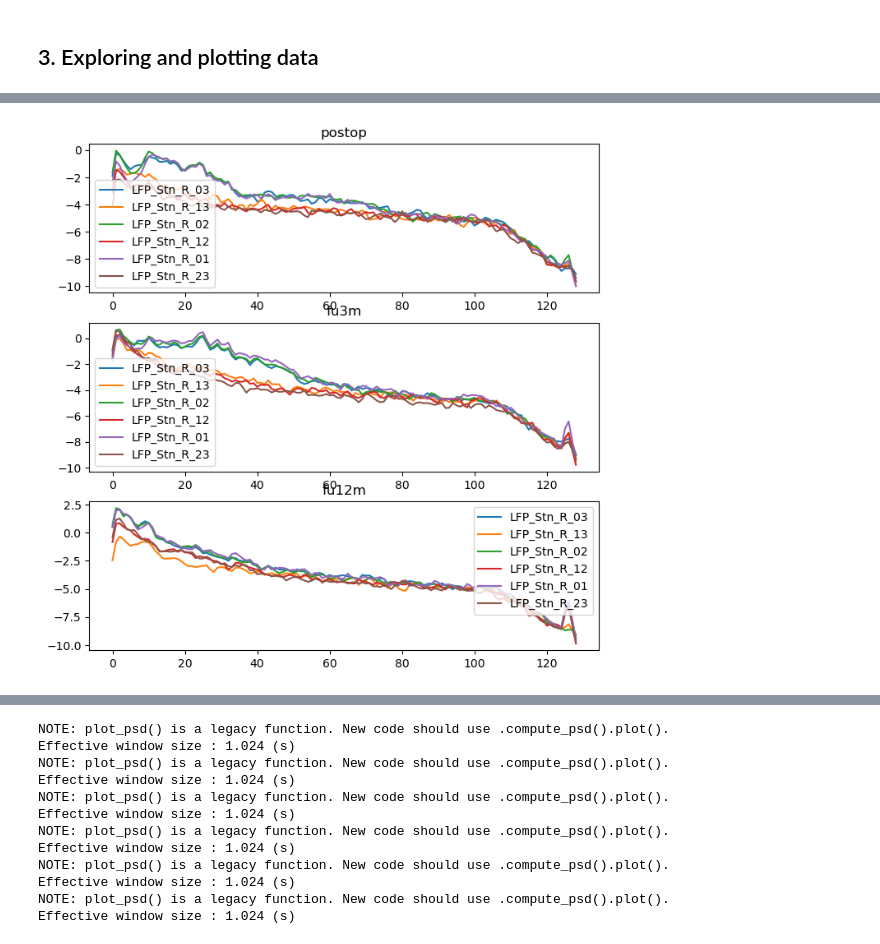
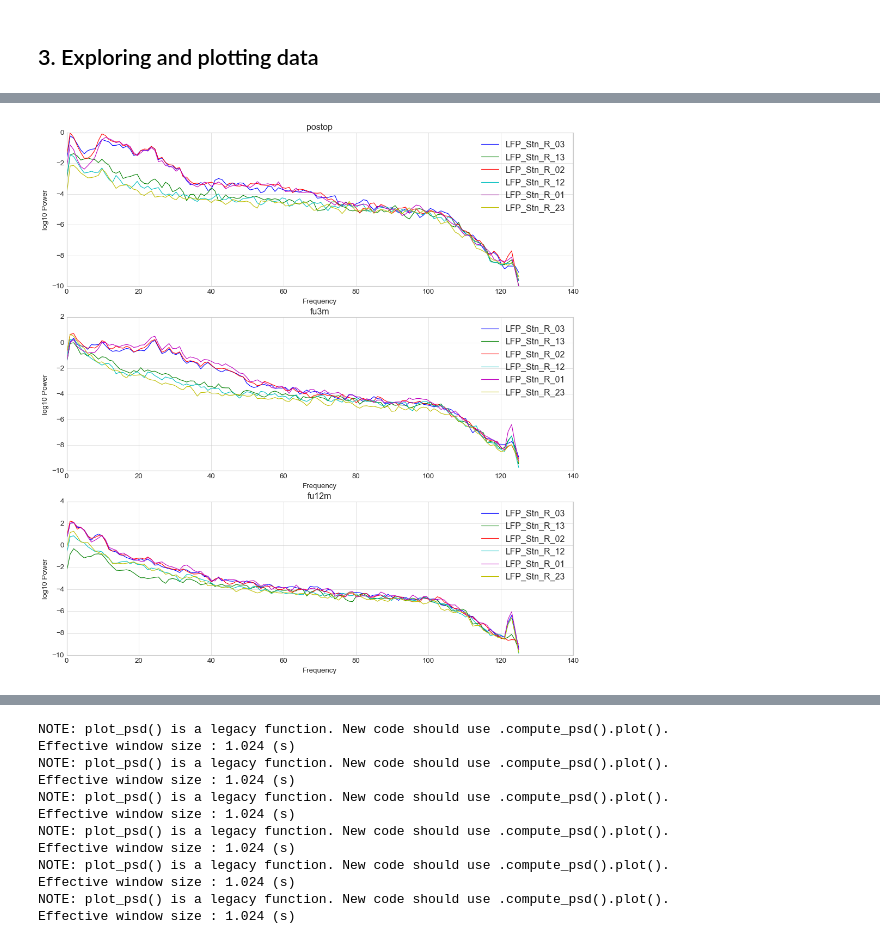
Before and after one commit to jgvhabets/PyPerceive, a Jupyter notebook: code/notebooks/percept_tf_analysis.ipynb, the cells around one changed output, grey strips where cells are left out. Saved outputs shown, nothing was run; the diff lists cells and outputs as text; code cells hidden in the pictures.

Commit message:
matplotlib plotting

```diff
--- a/code/notebooks/percept_tf_analysis.ipynb
+++ b/code/notebooks/percept_tf_analysis.ipynb
@@ -438,0 +438,5 @@ from scipy import signal
+# %%
+# Matplotlib: set the style
+plt.style.use('seaborn-whitegrid')
+
+# "classic"
@@ -439,2 +448,2 @@ from scipy import signal
 # %%
-getattr(sub024.survey, 'fu3m') # this gets the attribute fu3m from the modality class with modality=survey
+sessionclass = getattr(sub024.survey, 'fu3m') # this gets the attribute fu3m from the modality class with modality=survey
@@ -458,0 +450,4 @@ sessionClass(sub='024', modality='survey', session='fu3m', metaClass=MetadataCla
+# %%
+# the attribute from .data from the task class is a dictionary with keys named after each task.
+data = sessionclass.m0s0.rest.data
+data["RestBSSuRingR"].ch_names
@@ -459,32 +506,40 @@ sessionClass(sub='024', modality='survey', session='fu3m', metaClass=MetadataCla
 # %%
-
 time_points = ['postop', 'fu3m', 'fu12m']
 
-# set layout for figures:
-fig, axes = plt.subplots(len(time_points), 1, figsize=(8, 8))
+# set layout for figures: using the object-oriented interface
+fig, axes = plt.subplots(len(time_points), 1, figsize=(15, 15)) # subplot(rows, columns, panel number)
 
 for t, tp in enumerate(time_points):
 
     # apply loop over channels
-    temp_data = getattr(sub024.survey, tp)
-    temp_data = temp_data.m0s0.rest.data['RestBSSuRingR']
+    temp_data = getattr(sub024.survey, tp) # gets attribute e.g. of tp "postop" from modality_class with modality set to survey
+    temp_data = temp_data.m0s0.rest.data['RestBSSuRingR'] # gets the mne loaded data from the perceive .mat BSSu, m0s0 file with task "RestBSSuRingR"
 
+    # sample frequency: 250 Hz
     fs = temp_data.info['sfreq']
 
+    # the title of each plot is set to the timepoint e.g. "postop"
     axes[t].set_title(tp)
+
 
     for i, ch in enumerate(temp_data.info.ch_names):
 
-        f, px = signal.welch(temp_data.get_data()[i, :], fs=256)
+        # .get_data() gets time series data as an array, [i, :] only gets the row with index i, e.g. index=0 gives time series data of 1st channel "LFP_Stn_R_03"
+        f, px = signal.welch(temp_data.get_data()[i, :], fs)  # Returns: f=array of sample frequencies, px= psd or power spectrum of x (amplitude)
 
+        # .plot() method for creating the plot, axes[0] refers to the first plot, the plot is set on the appropriate object axes[t]
         axes[t].plot(f, np.log(px), label=ch)
 
 
         # calculate and plot power spectrum per channel in same plot of timepoint
 
-for ax in axes: ax.legend()
+for ax in axes:
+    ax.legend() # shows legend for each axes[t]
+    ax.set(xlabel="Frequency", ylabel="log10 Power")
+    # ax.set(xlim=(10, 40), ylim=(-10, 4), xlabel="Frequency", ylabel="log10 Power")
+    # ax.axis([10, 40, -10, 4]) # [xmin, xmax, ymin, ymax]
 
 
-plt.show()
+plt.show() # always needed to visualize the plot, in a .py file, use plt.show() only once and at the very end of the file -> it will plot all figures of the script
 # %% [output]
-[figure, old version]
+[figure, new version]
```
Also changed, not shown: parts of 10 cells of this notebook, 2 other files.
